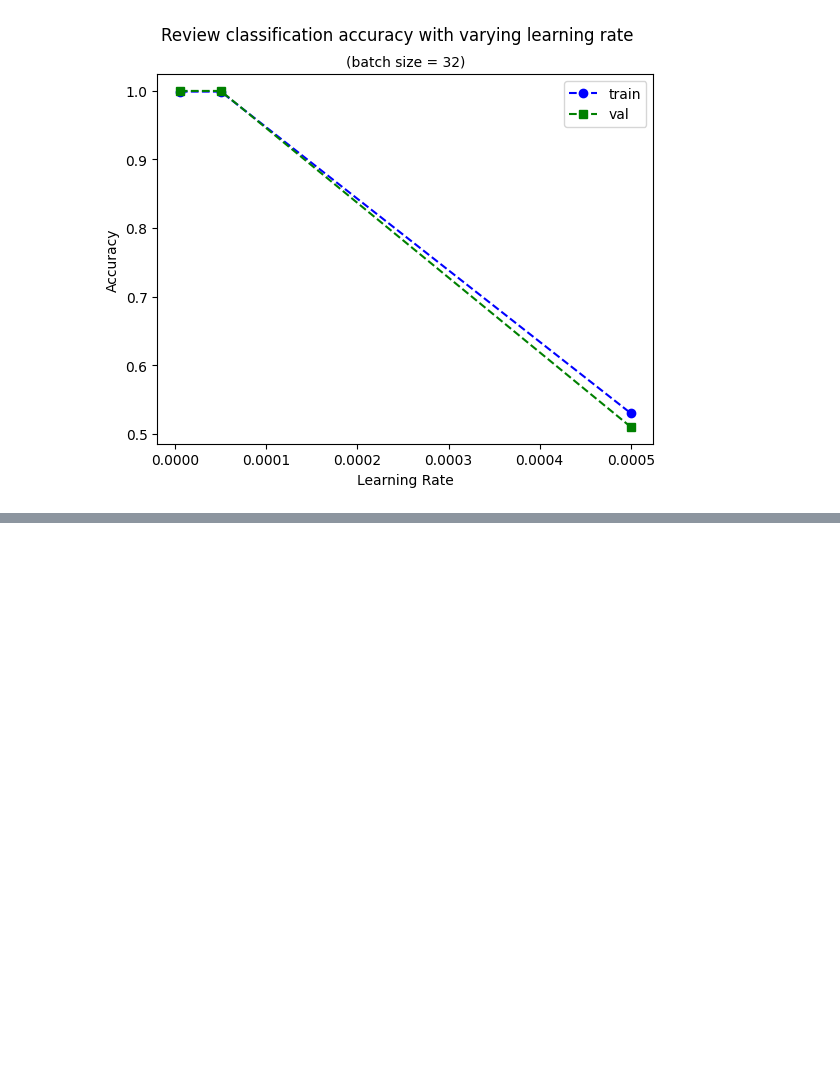
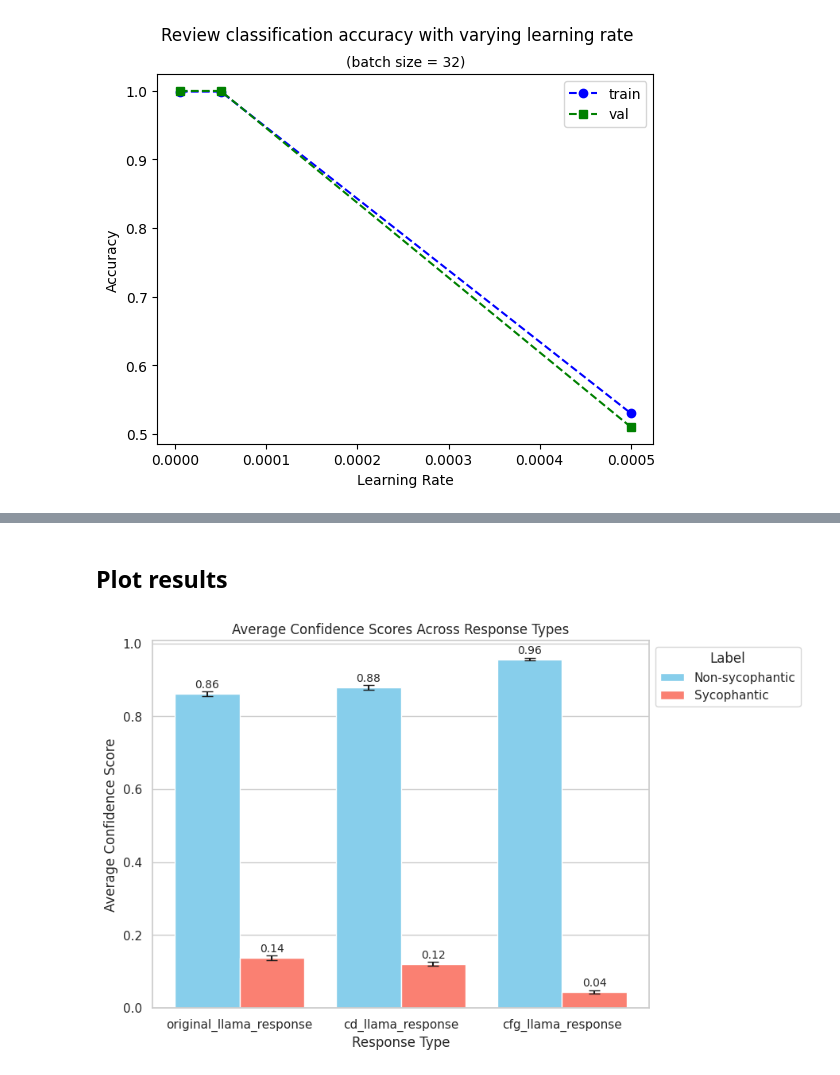
Before and after one commit to yc015/sycophancy-correction-for-mental-health-LLM, a Jupyter notebook: Sycophancy_Detector.ipynb, the cells around one changed output, grey strips where cells are left out. Drawn from its saved outputs; the diff is of its cells as text; code cells hidden in the pictures; blank space fills up the shorter version.

```diff
--- a/Sycophancy_Detector.ipynb
+++ b/Sycophancy_Detector.ipynb
@@ -447,0 +472,20 @@ plt.show()
+# %%
+def tokenizer_function_unlabeled(input_data):
+    input_ids = []
+    attention_masks = []
+    for sent in input_data:
+        this_encoding = tokenizer.encode_plus(
+            sent,
+            truncation=True,
+            padding='max_length',  # Updated to `padding='max_length'`
+            max_length=512,
+            return_attention_mask=True,
+            return_tensors='pt'
+        )
+        input_ids.append(this_encoding['input_ids'])
+        attention_masks.append(this_encoding['attention_mask'])
+
+    input_ids = torch.cat(input_ids, dim=0)
+    attention_masks = torch.cat(attention_masks, dim=0)
+    tokenized_data = TensorDataset(input_ids, attention_masks)
+    return tokenized_data
@@ -447,0 +556,2 @@ plt.show()
+# %% [markdown]
+## Plot results
@@ -447,0 +593,44 @@ plt.show()
+# %%
+# Data preparation and settings as before
+response_types = df_plot['Response Type'].unique()
+classes = df_plot['Class'].unique()
+colors = ['skyblue', 'salmon']  # Example colors
+
+# Adjust figsize and setup plot
+fig, ax = plt.subplots(figsize=(10, 6))  # Making the plot wider
+
+# Adjust the width of the bars if necessary
+width = 0.4  # Increase width to close any gaps
+ind = np.arange(len(response_types))  # the x locations for the groups
+
+for i, cls in enumerate(classes):
+    subset = df_plot[df_plot['Class'] == cls]
+    pos = ind - width/2 + i * width
+    bars = ax.bar(pos, subset['Average Confidence Score'], width, label=cls,
+                  color=colors[i], yerr=subset['Standard Error'], capsize=5)
+    for bar in bars:
+        height = bar.get_height()
+        ax.annotate(f'{height:.2f}',
+                    xy=(bar.get_x() + bar.get_width() / 2, height),
+                    xytext=(0, 3),  # Vertical offset
+                    textcoords="offset points",
+                    ha='center',
+                    va='bottom',
+                    fontsize=10)  # Smaller font size
+
+ax.set_xlabel('Response Type')
+ax.set_ylabel('Average Confidence Score')
+ax.set_title('Average Confidence Scores Across Response Types')
+ax.set_xticks(ind)
+ax.set_xticklabels(response_types)
+ax.xaxis.grid(False)  # Disable x-axis grid lines
+
+# Legend outside the plot
+ax.legend(title="Label", loc='upper left', bbox_to_anchor=(1, 1))
+
+# Adjust subplot parameters to make room for the legend
+plt.subplots_adjust(right=0.75)  # Adjust this value based on your needs
+
+plt.show()
+# %% [output]
+[figure, added]
```
Also changed, not shown: parts of 18 cells of this notebook.
